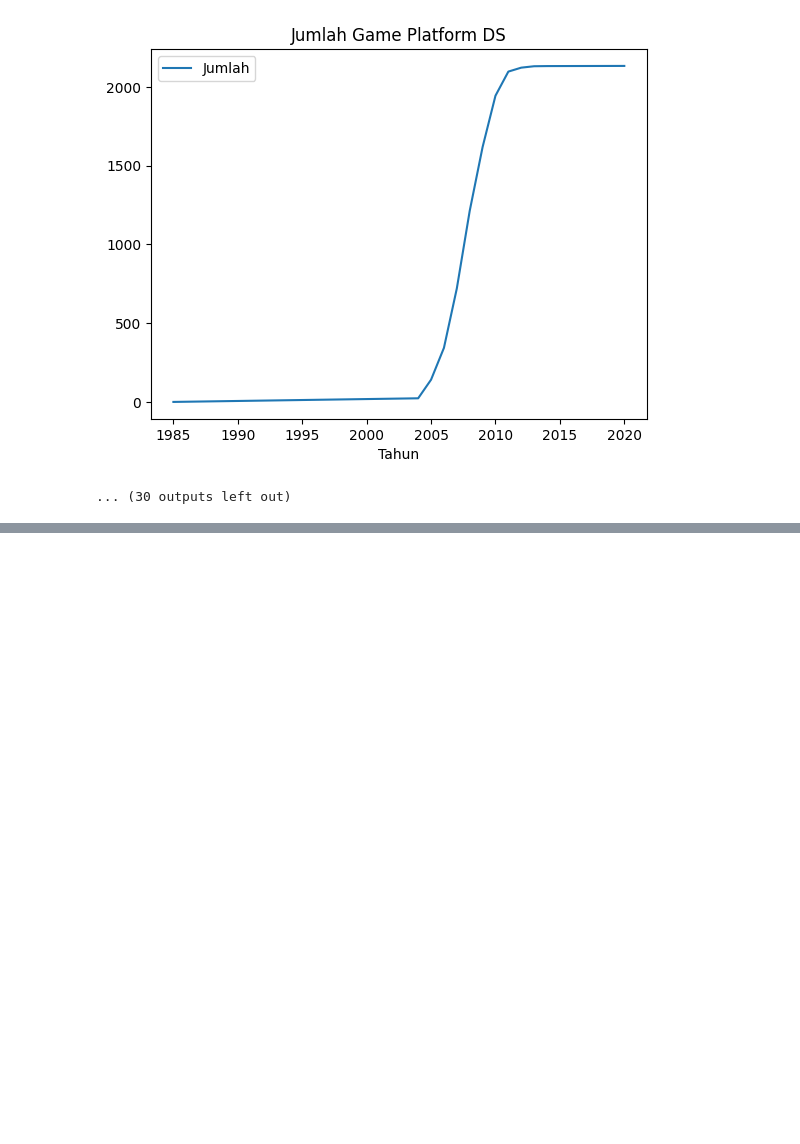
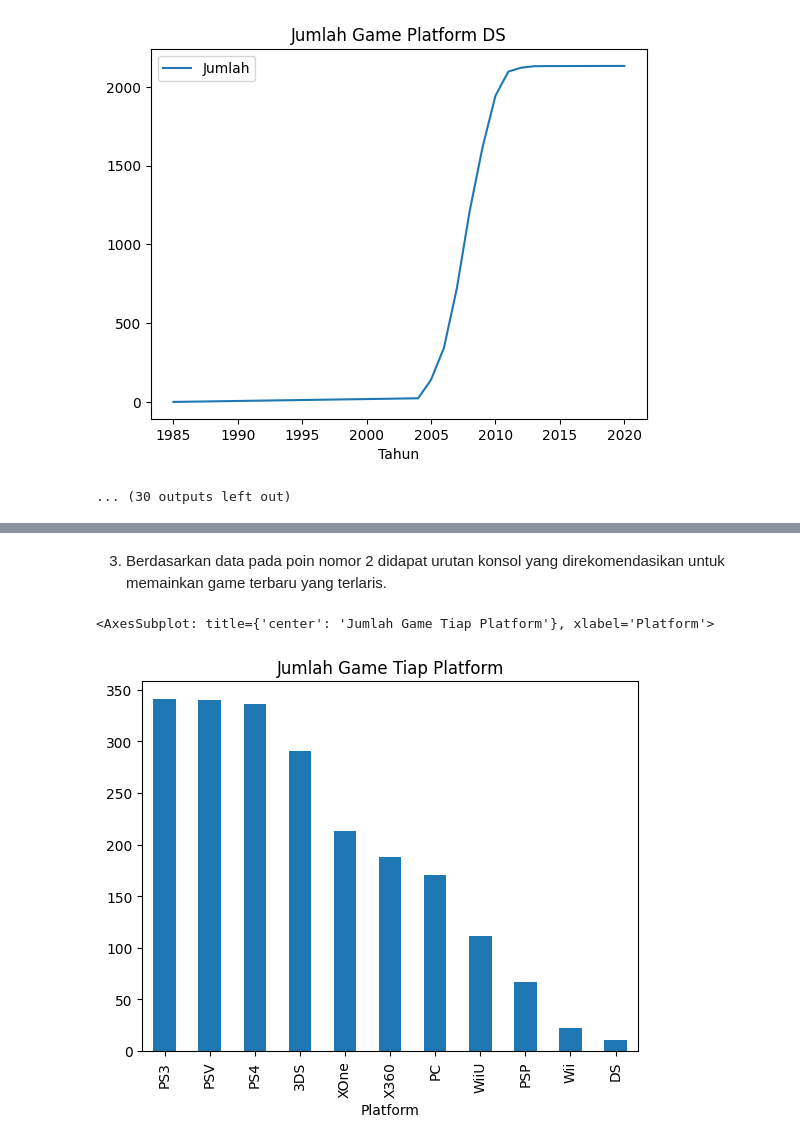
Before and after one commit to Astha47/Tugas-Besar-Analisis-Data-Kelompok-8, a Jupyter notebook: Main.ipynb, the cells around one changed output, grey strips where cells are left out. Drawn from its saved outputs; the diff is of its cells as text; code cells hidden in the pictures; blank space fills up the shorter version.

Commit message:
Penambahan analisis data

```diff
--- a/Main.ipynb
+++ b/Main.ipynb
@@ -601,0 +631,3 @@ JumlahTiapTahun.plot(kind="line",x="Tahun",y="Jumlah",title="Jumlah Game Tiap Ta
+# %%
+SortedPublishYear = data.sort_values('Year', ascending= False)
+SortedPublishYear.loc[SortedPublishYear['Year']>=2013]
@@ -734,0 +847,7 @@ for i in range(len(list_console)):
+# %% [markdown]
+3. Berdasarkan data pada poin nomor 2 didapat urutan konsol yang direkomendasikan untuk memainkan game terbaru yang terlaris.
+# %%
+SortedPublishYear.loc[SortedPublishYear['Year']>=2013].sort_values('Global_Sales',ascending=False).value_counts('Platform').plot(kind='bar',title='Jumlah Game Tiap Platform')
+# %% [output]
+<AxesSubplot: title={'center': 'Jumlah Game Tiap Platform'}, xlabel='Platform'>
+[figure, added]
```
Also changed, not shown: parts of 16 cells of this notebook.
